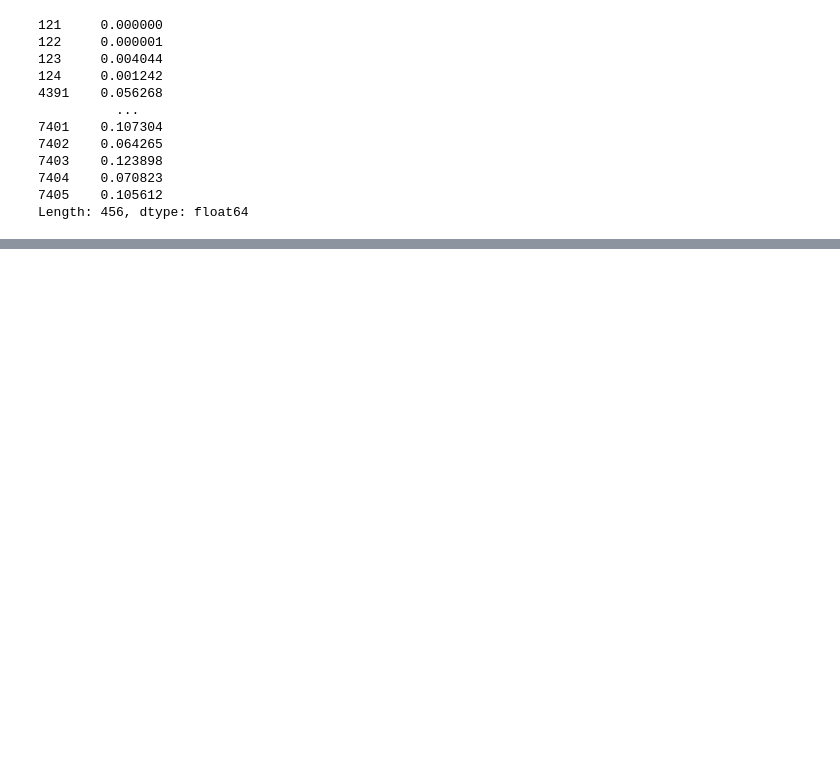
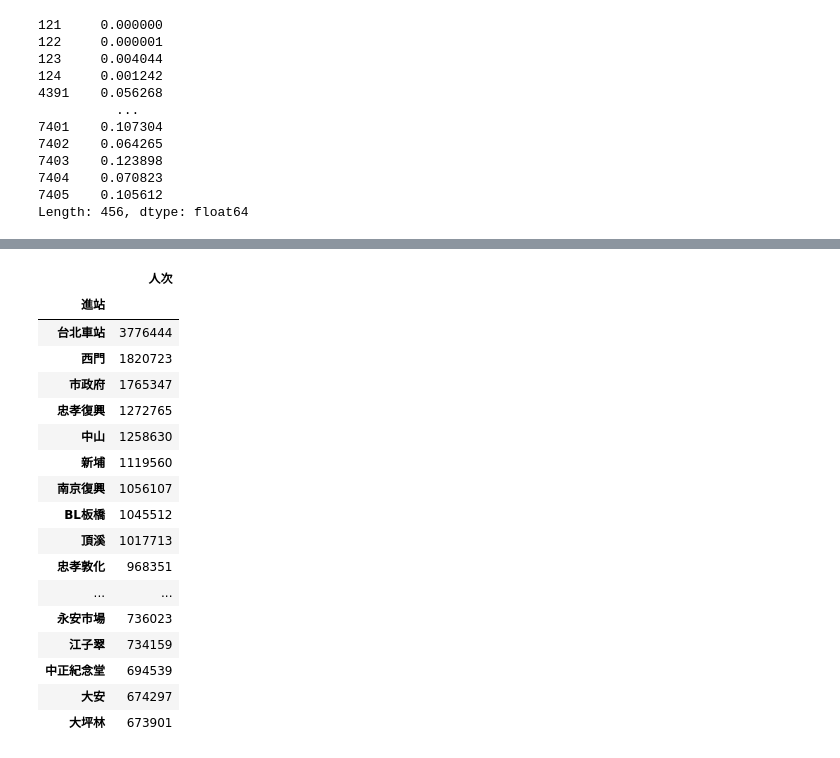
Before and after one commit to teddy21019/YoubikeUsagePrediction, a Jupyter notebook: project/data_getter/GettingData.ipynb, the cells around one changed output, grey strips where cells are left out. Saved outputs shown, nothing was run; the diff lists cells and outputs as text; code cells hidden in the pictures; blank space fills up the shorter version.

```diff
--- a/project/data_getter/GettingData.ipynb
+++ b/project/data_getter/GettingData.ipynb
@@ -655,0 +673,21 @@ Length: 456, dtype: float64
+# %%
+od_data.groupby(by=["進站"])[["人次"]].sum().sort_values("人次", ascending=False).head(30)
+# %% [output]
+|  | 人次 |
+| 進站 |  |
+| 台北車站 | 3776444 |
+| 西門 | 1820723 |
+| 市政府 | 1765347 |
+| 忠孝復興 | 1272765 |
+| 中山 | 1258630 |
+| 新埔 | 1119560 |
+| 南京復興 | 1056107 |
+| BL板橋 | 1045512 |
+| 頂溪 | 1017713 |
+| 忠孝敦化 | 968351 |
+| ... | ... |
+| 永安市場 | 736023 |
+| 江子翠 | 734159 |
+| 中正紀念堂 | 694539 |
+| 大安 | 674297 |
+| 大坪林 | 673901 |
```
Also changed, not shown: parts of 6 cells of this notebook.
